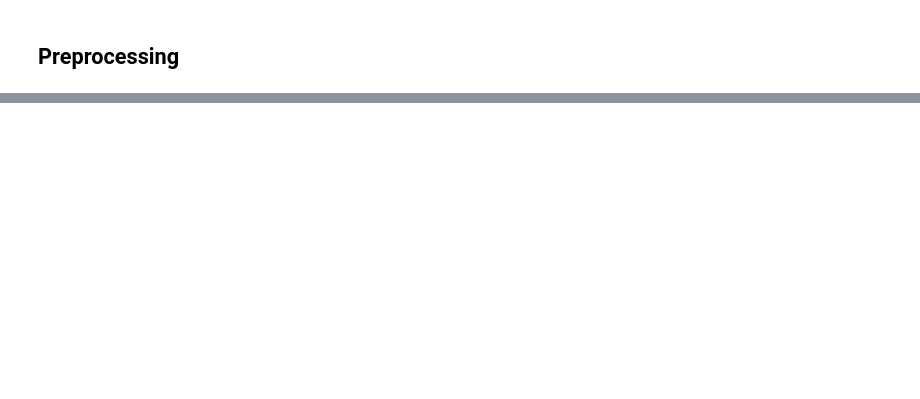
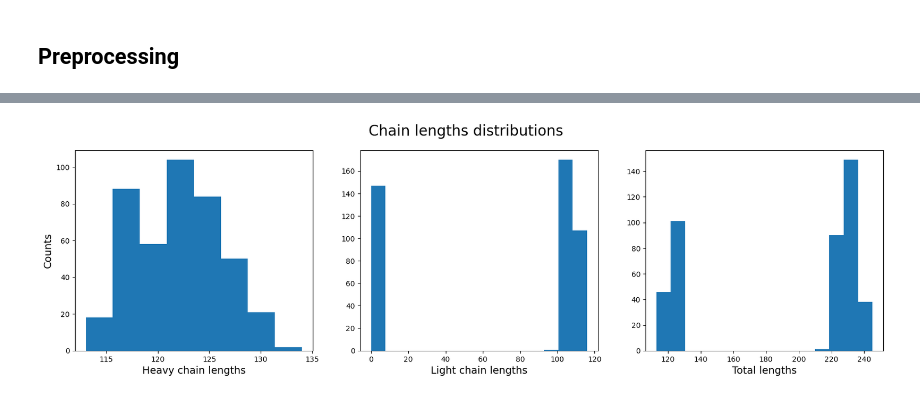
Before and after one commit to Philament1/ANTIPASTI, a Jupyter notebook: notebooks/Training.ipynb, the cells around one changed output, grey strips where cells are left out. Cells and saved outputs as stored; diff of their text form; code cells hidden in the pictures; blank space fills up the shorter version.

```diff
--- a/notebooks/Training.ipynb
+++ b/notebooks/Training.ipynb
@@ -3,2 +9,17 @@
+# %%
+# Assign directories
+
+# AF3 directories
+AF_INPUT_PATH = '../af3/af_input/'
+AF_OUTPUT_PATH = '../af3/af_output/'
+
+# Structures directory
+STRUCTURES_PATH = '../data/structures/'
+
+# Data directories
+DATA_PATH = '../data/'
+RESIDUES_DIR = 'lists_of_residues/'
+CHAIN_LENGTHS_DIR = 'chain_lengths/'
+DCCM_MAPS_DIR = 'dccm_maps/'
 # %% [markdown]
 ## Pre-preprocessing
@@ -167,0 +664,12 @@ Map 1 out of 1 processed.
+# %%
+df_file = 'abcov_sarscov2_summary.tsv'
+
+modes = 'all' # Number of normal modes to consider. Relevant if renew_maps is True
+renew_maps = False # True to compute again all the normal mode correlation maps
+renew_residues = False # True to retrieve again all the chain lengths
+id_category = 'entry'
+
+# ag_residues = len(prot009)
+ag_residues = 1273
+
+preprocessed_data = Preprocessing(data_path=DATA_PATH, structures_path=STRUCTURES_PATH, df=df_file, modes=modes, chain_lengths_path=CHAIN_LENGTHS_DIR, dccm_map_path=DCCM_MAPS_DIR, residues_path = RESIDUES_DIR, renew_maps=renew_maps, renew_residues=renew_residues, alphafold=True, id_category=id_category, ag_residues=ag_residues)
@@ -167,0 +699,19 @@ Map 1 out of 1 processed.
+# %%
+title_size = 20
+font_size = 14
+
+fig, (ax1, ax2, ax3) = plt.subplots(1, 3, figsize=(20, 5))
+fig.suptitle('Chain lengths distributions', size=title_size)
+ax1.hist(preprocessed_data.heavy, 8)
+ax2.hist(preprocessed_data.light, 15)
+ax3.hist([sum(x) for x in zip(preprocessed_data.heavy, preprocessed_data.light)], 15)
+
+# Changing plotting settings
+ax1.set_ylabel('Counts', size=font_size)
+ax1.set_xlabel('Heavy chain lengths', size=font_size)
+ax2.set_xlabel('Light chain lengths', size=font_size)
+ax3.set_xlabel('Total lengths', size=font_size)
+
+plt.show()
+# %% [output]
+[figure, added]
```
Also changed, not shown: parts of 79 cells of this notebook, 3 other files.
